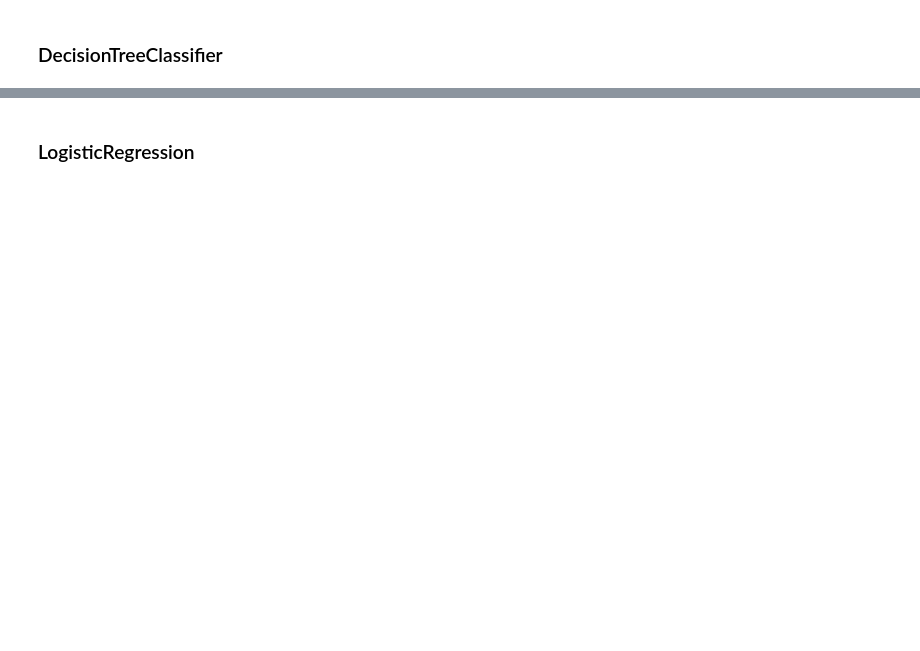
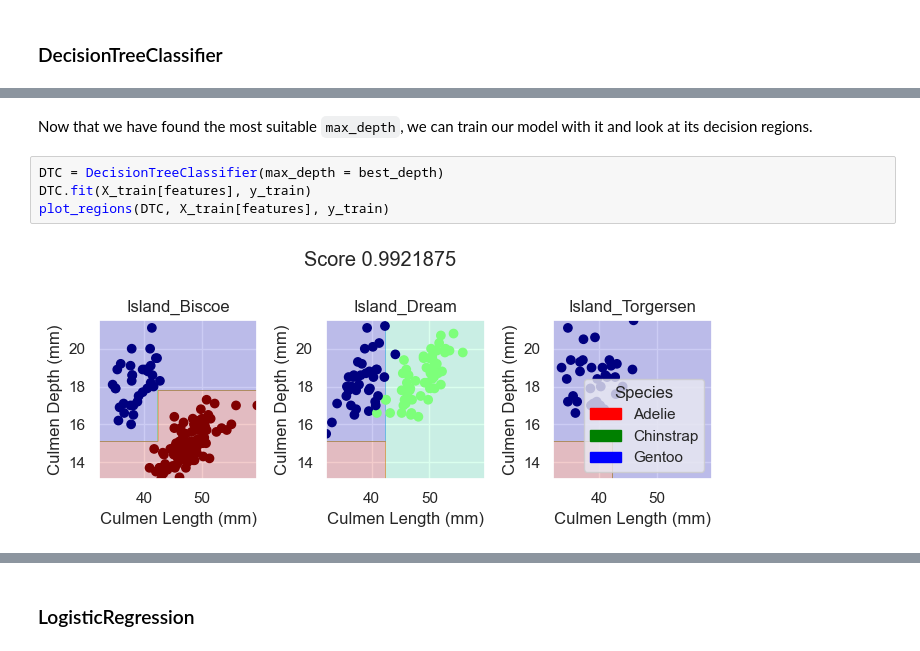
Before and after one commit to KatieMacalintal/KatieMacalintal.github.io, a Jupyter notebook: posts/palmer-penguins/index.ipynb, the cells around one changed output, grey strips where cells are left out. Cells and saved outputs as stored; diff of their text form; blank space fills up the shorter version.

```diff
--- a/posts/palmer-penguins/index.ipynb
+++ b/posts/palmer-penguins/index.ipynb
@@ -254,0 +268,8 @@ SVC(gamma=0.02)
+# %% [markdown]
+Now that we have found the most suitable `max_depth`, we can train our model with it and look at its decision regions.
+# %%
+DTC = DecisionTreeClassifier(max_depth = best_depth)
+DTC.fit(X_train[features], y_train)
+plot_regions(DTC, X_train[features], y_train)
+# %% [output]
+[figure, added]
```
Also changed, not shown: parts of 31 cells of this notebook, 14 other files.
